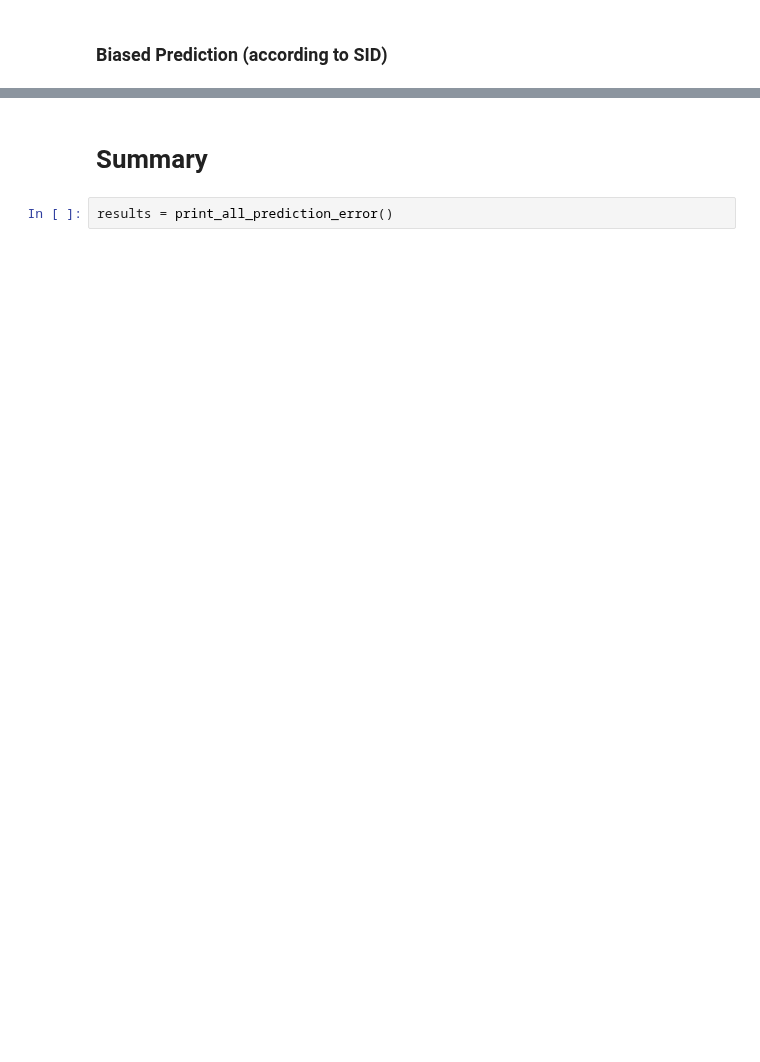
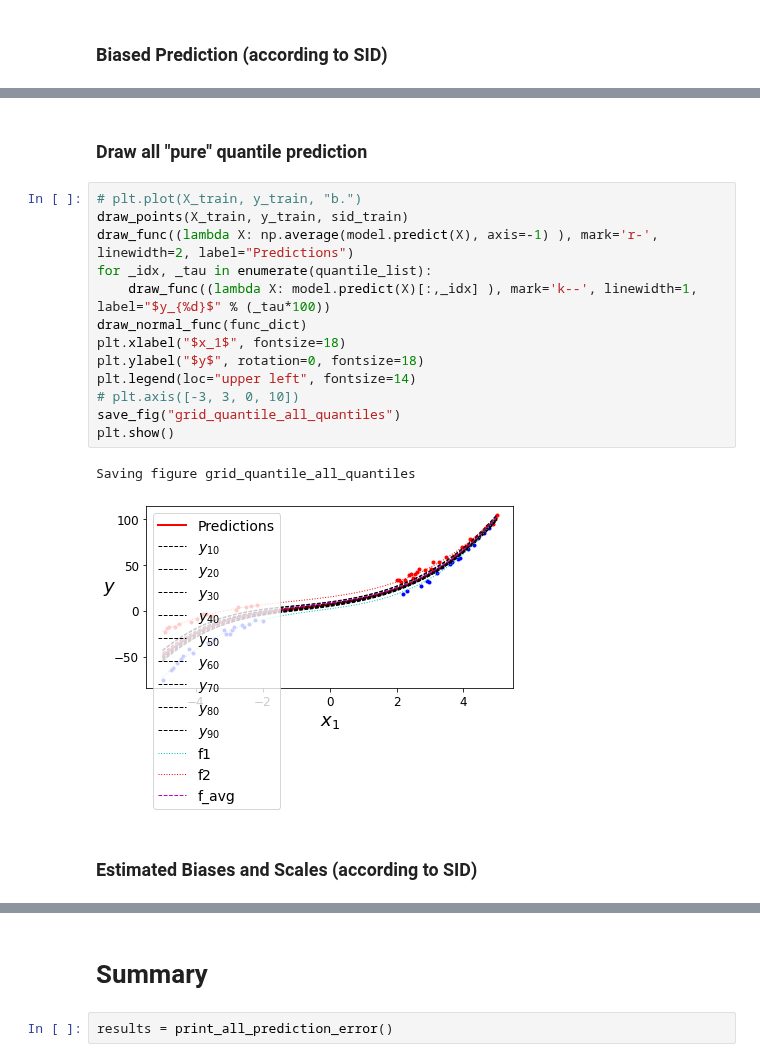
Before and after one commit to Benson516/HandsOnML2_learn, a Jupyter notebook: regression_test_2.ipynb, the cells around one changed output, grey strips where cells are left out. Saved outputs shown, nothing was run; the diff lists cells and outputs as text; blank space fills up the shorter version.

```diff
--- a/regression_test_2.ipynb
+++ b/regression_test_2.ipynb
@@ -1421,0 +1518,20 @@ Saving figure grid_noBaisedNum_prediction
+# %% [markdown]
+### Draw all "pure" quantile prediction
+# %%
+# plt.plot(X_train, y_train, "b.")
+draw_points(X_train, y_train, sid_train)
+draw_func((lambda X: np.average(model.predict(X), axis=-1) ), mark='r-', linewidth=2, label="Predictions")
+for _idx, _tau in enumerate(quantile_list):
+    draw_func((lambda X: model.predict(X)[:,_idx] ), mark='k--', linewidth=1, label="$y_{%d}$" % (_tau*100))
+draw_normal_func(func_dict)
+plt.xlabel("$x_1$", fontsize=18)
+plt.ylabel("$y$", rotation=0, fontsize=18)
+plt.legend(loc="upper left", fontsize=14)
+# plt.axis([-3, 3, 0, 10])
+save_fig("grid_quantile_all_quantiles")
+plt.show()
+# %% [output]
+Saving figure grid_quantile_all_quantiles
+[figure, added]
+# %% [markdown]
+### Estimated Biases and Scales (according to SID)
```
Also changed, not shown: parts of 48 cells of this notebook.
